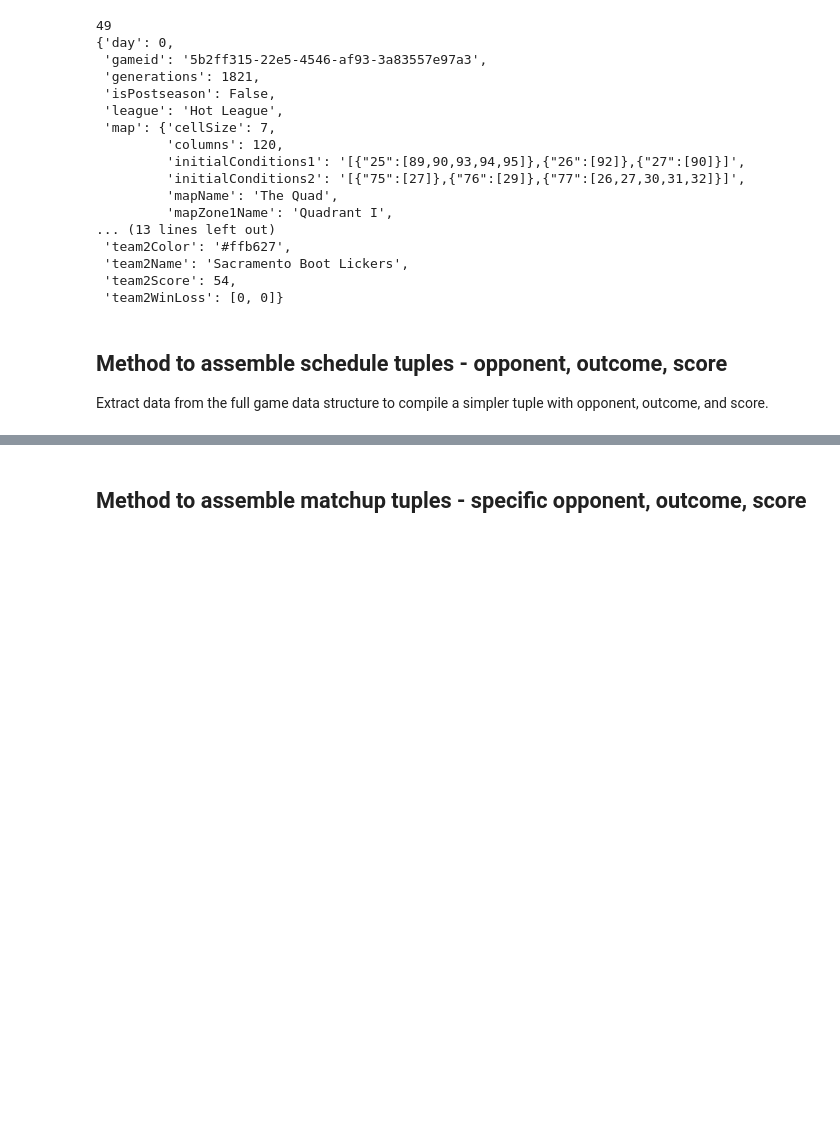
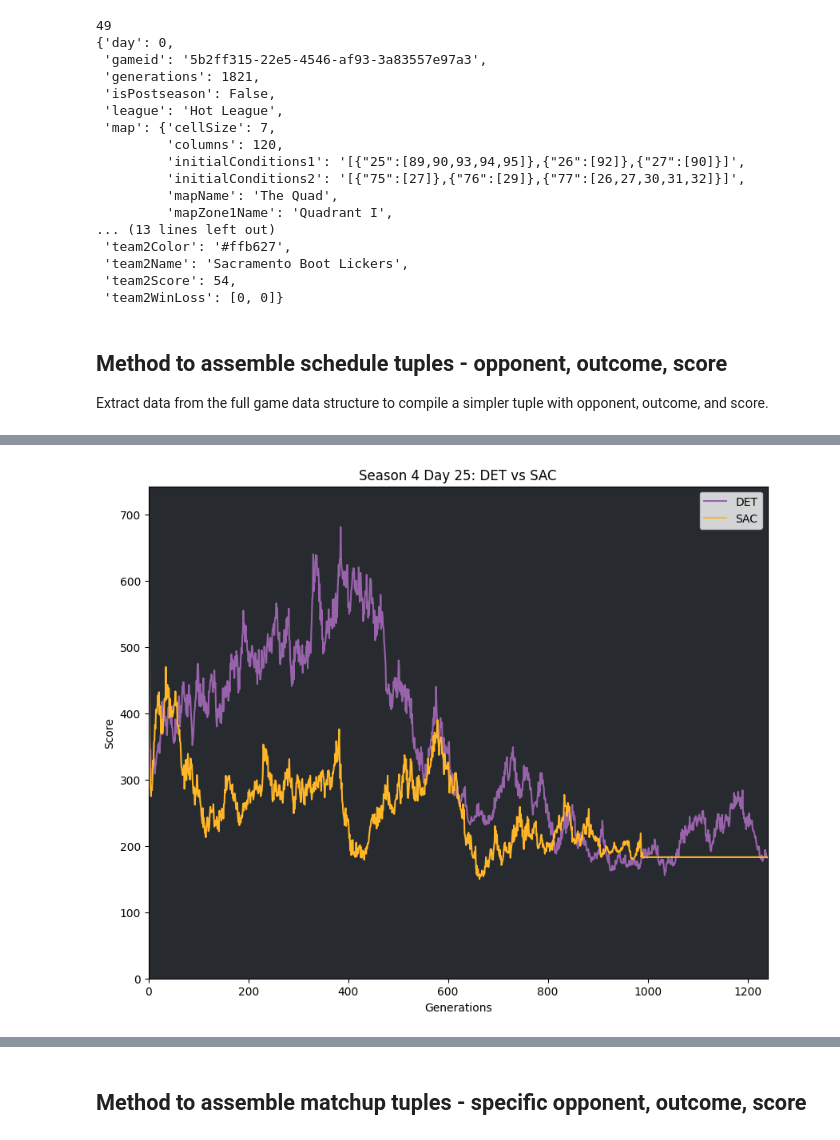
Before and after one commit to golly-splorts/golly-spice, a Jupyter notebook: nb/SAC_Analysis.ipynb, the cells around one changed output, grey strips where cells are left out. Cells and saved outputs as stored; diff of their text form; code cells hidden in the pictures; blank space fills up the shorter version.

```diff
--- a/nb/SAC_Analysis.ipynb
+++ b/nb/SAC_Analysis.ipynb
@@ -165,0 +178,4 @@ Schedule for SAC, Season 4
+# %%
+sac_det_game = sac[24]
+pprint(sac_det_game['gameid'])
+print(", ".join(sac_det_game['map'].keys()))
@@ -165,0 +205,11 @@ Schedule for SAC, Season 4
+# %%
+ic1 = sac_det_game['map']['initialConditions1']
+ic2 = sac_det_game['map']['initialConditions2']
+# %%
+inst = HellmouthGOL_Instrumented(
+    s1=ic1,
+    s2=ic2,
+    rows=100,
+    columns=120,
+    halt=True,
+)
@@ -165,0 +229,33 @@ Schedule for SAC, Season 4
+# %%
+t1n = sac_det_game['team1Name']
+t1a = sac_det_game['team1Abbr']
+t1c = sac_det_game['team1Color']
+
+t2n = sac_det_game['team2Name']
+t2a = sac_det_game['team2Abbr']
+t2c = sac_det_game['team2Color']
+
+s1 = [d['liveCells1'] for d in inst.live_counts]
+s2 = [d['liveCells2'] for d in inst.live_counts]
+
+x = range(0, len(s1))
+
+fig, ax = plt.subplots(1, 1, figsize=(10, 8))
+
+ax.set_xlim(0, len(x))
+ax.set_ylim(0, 1.05*max(max(s1), max(s2)))
+#ax.set_xlim(500, len(x))
+#ax.set_ylim(50, 300)
+
+ax.plot(x, s1, label = t1a, color = t1c)
+ax.plot(x, s2, label = t2a, color = t2c)
+
+ax.set_facecolor(GOLLY_GRAY)
+ax.legend()
+
+ax.set_title("Season 4 Day 25: DET vs SAC")
+ax.set_xlabel("Generations")
+ax.set_ylabel("Score")
+plt.show()
+# %% [output]
+[figure, added]
```
Also changed, not shown: parts of 23 cells of this notebook.
